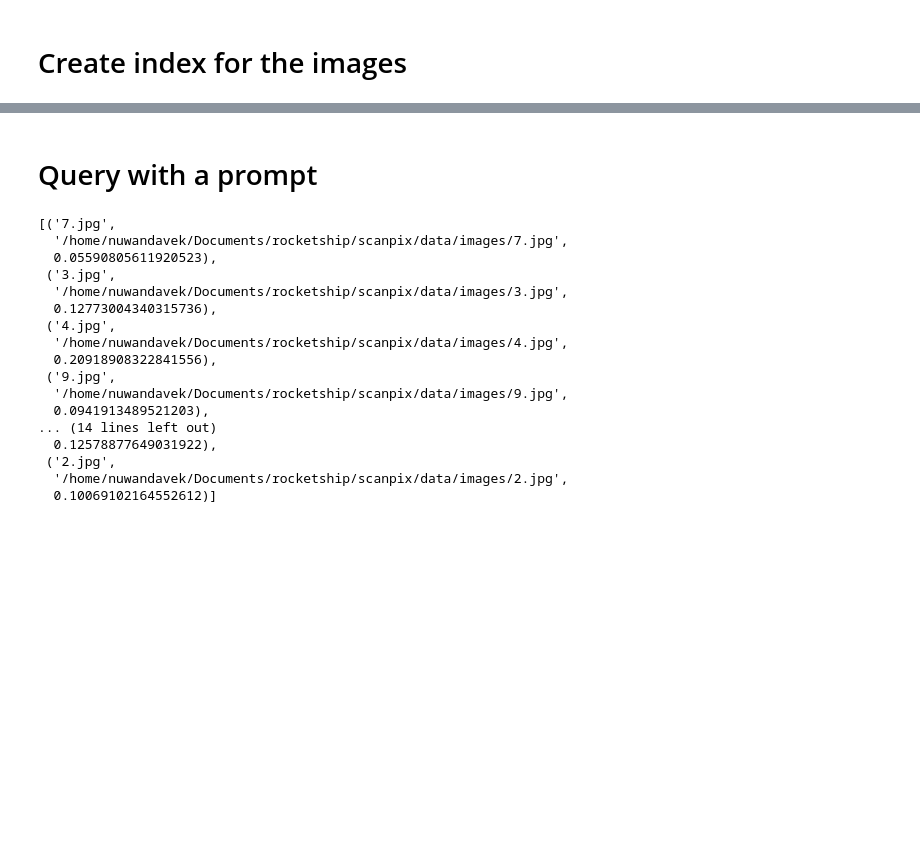
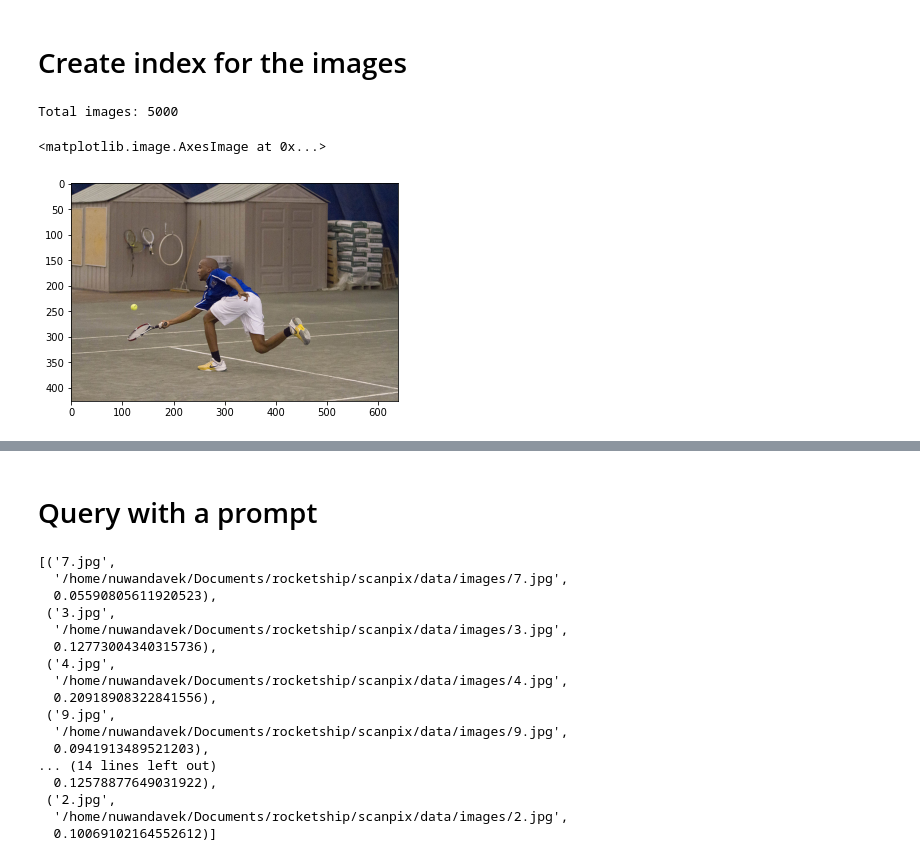
Before and after one commit to thebayesianconspiracy/scanpix, a Jupyter notebook: nbs/index-er.ipynb, the cells around one changed output, grey strips where cells are left out. Cells and saved outputs as stored; diff of their text form; code cells hidden in the pictures; blank space fills up the shorter version.

```diff
--- a/nbs/index-er.ipynb
+++ b/nbs/index-er.ipynb
@@ -13,11 +25,12 @@ from ml.helpers import get_image_from_url
 # Create index for the images
 # %%
 BASEURL = "http://0.0.0.0:5001/process_image"
-IMG_PATH = "../data/images/"
+IMG_PATH = "../data/val2017/"
 imgs = [x for x in os.listdir(IMG_PATH) if x.split('.')[-1] in ['jpg', 'png', 'jpeg']]
-img_index = []
-for img in tqdm(imgs):
-    res = requests.get(url=f"{BASEURL}", params={'url': f"{IMG_PATH}/{img}"}).json()
-    res['file_name'] = img
-    res['file_location'] = os.path.abspath(f"{IMG_PATH}/{img}")
-    img_index.append(res)
+print(f"Total images: {len(imgs)}")
+
+plt.imshow(get_image_from_url(f"{IMG_PATH}/{imgs[0]}"))
+# %% [output]
+Total images: 5000
+<matplotlib.image.AxesImage at 0x...>
+[figure, added]
```
Also changed, not shown: parts of 5 cells of this notebook, 6 other files.
